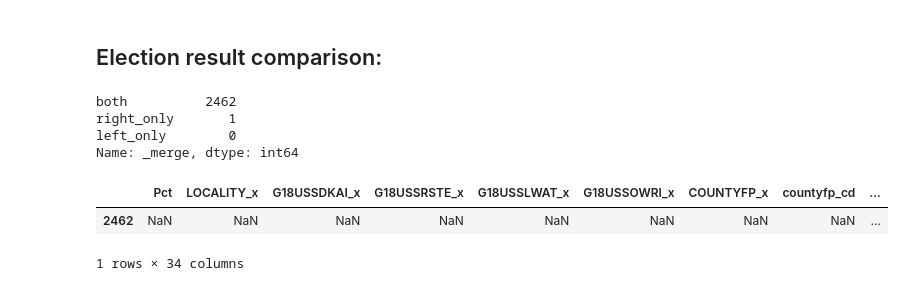
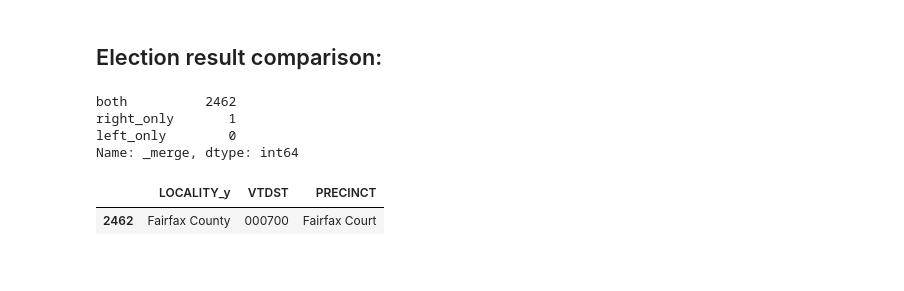
Before and after one commit to nonpartisan-redistricting-datahub/pdv-va, a Jupyter notebook: vest-va-2018/vest_va_2018_us_senate.ipynb, the cells around one changed output. Drawn from its saved outputs; the diff is of its cells as text; code cells hidden in the pictures.

```diff
--- a/vest-va-2018/vest_va_2018_us_senate.ipynb
+++ b/vest-va-2018/vest_va_2018_us_senate.ipynb
@@ -608,11 +608,10 @@ right_only       1
 left_only        0
 Name: _merge, dtype: int64
 # %%
-precinct_data_check[precinct_data_check["_merge"]=="both]
+precinct_data_check[precinct_data_check["_merge"]=="right_only"][["LOCALITY_y","VTDST","PRECINCT"]]
 # %% [output]
-|  | Pct | LOCALITY_x | G18USSDKAI_x | G18USSRSTE_x | G18USSLWAT_x | G18USSOWRI_x | COUNTYFP_x | countyfp_cd | ... |
-| 2462 | NaN | NaN | NaN | NaN | NaN | NaN | NaN | NaN | ... |
+|  | LOCALITY_y | VTDST | PRECINCT |
+| 2462 | Fairfax County | 000700 | Fairfax Court |
-1 rows × 34 columns
 # %%
 final_df_merge = pd.merge(join, final, on = 'unique_id_1', how = 'outer', suffixes = ('_x', '_y'))
 # %%
```
